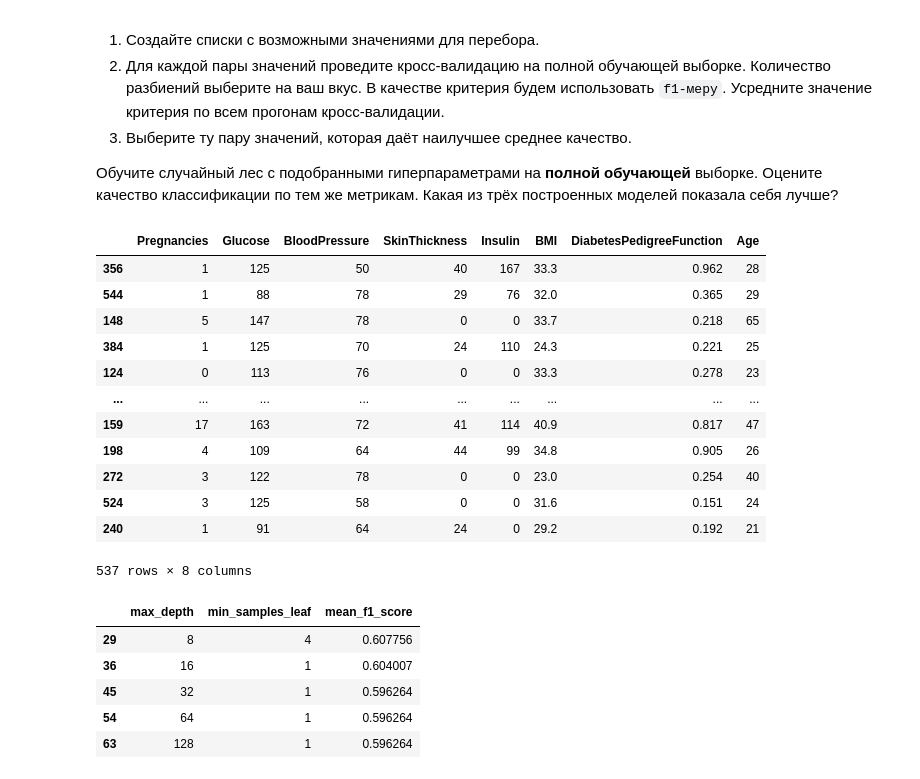
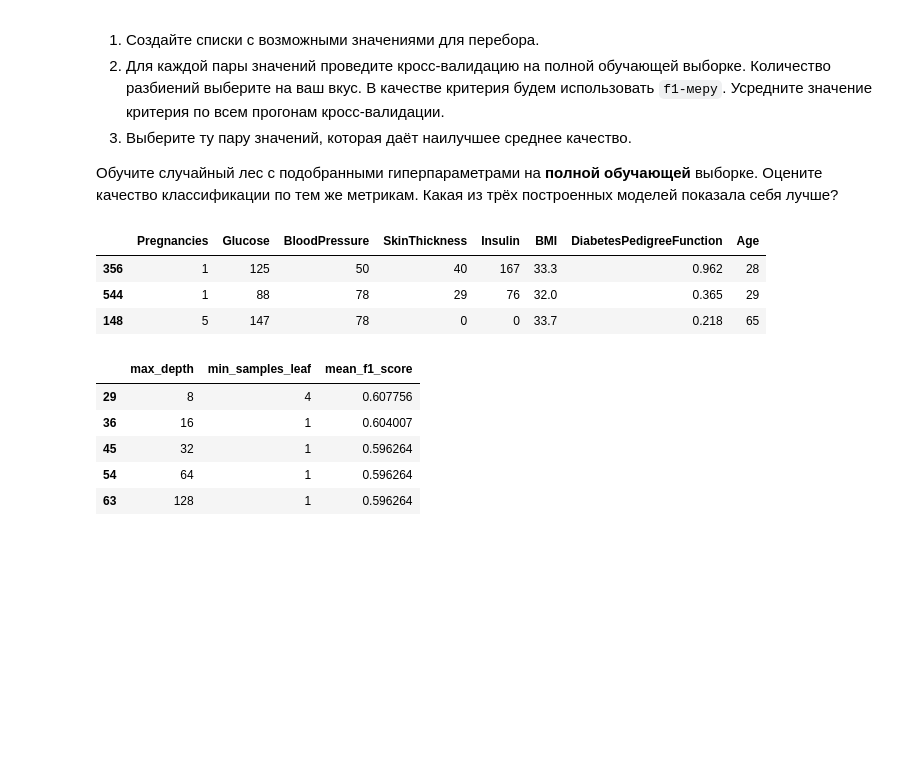
Before and after one commit to Bosbobos/IAD, a Jupyter notebook: MachineLeariningBasics/hw07_trees/hw07_trees_rf.ipynb, the cells around one changed output. Saved outputs shown, nothing was run; the diff lists cells and outputs as text; code cells hidden in the pictures; blank space fills up the shorter version.

```diff
--- a/MachineLeariningBasics/hw07_trees/hw07_trees_rf.ipynb
+++ b/MachineLeariningBasics/hw07_trees/hw07_trees_rf.ipynb
@@ -689,21 +688,12 @@ build_res_df('BaggingClassifier', test_y, preds, tree_res)
 
 Обучите случайный лес с подобранными гиперпараметрами на **полной обучающей** выборке. Оцените качество классификации по тем же метрикам. Какая из трёх построенных моделей показала себя лучше?
 # %%
-train
+train.head(3)
 # %% [output]
 |  | Pregnancies | Glucose | BloodPressure | SkinThickness | Insulin | BMI | DiabetesPedigreeFunction | Age |
 | 356 | 1 | 125 | 50 | 40 | 167 | 33.3 | 0.962 | 28 |
 | 544 | 1 | 88 | 78 | 29 | 76 | 32.0 | 0.365 | 29 |
 | 148 | 5 | 147 | 78 | 0 | 0 | 33.7 | 0.218 | 65 |
-| 384 | 1 | 125 | 70 | 24 | 110 | 24.3 | 0.221 | 25 |
-| 124 | 0 | 113 | 76 | 0 | 0 | 33.3 | 0.278 | 23 |
-| ... | ... | ... | ... | ... | ... | ... | ... | ... |
-| 159 | 17 | 163 | 72 | 41 | 114 | 40.9 | 0.817 | 47 |
-| 198 | 4 | 109 | 64 | 44 | 99 | 34.8 | 0.905 | 26 |
-| 272 | 3 | 122 | 78 | 0 | 0 | 23.0 | 0.254 | 40 |
-| 524 | 3 | 125 | 58 | 0 | 0 | 31.6 | 0.151 | 24 |
-| 240 | 1 | 91 | 64 | 24 | 0 | 29.2 | 0.192 | 21 |
-537 rows × 8 columns
 # %%
 # ᕕ(╭ರ╭ ͟ʖ╮•́)⊃¤=(————
 max_depths = min_samples_leafs = [2**n for n in range(9)]
```
Also changed, not shown: parts of 1 cell of this notebook.
